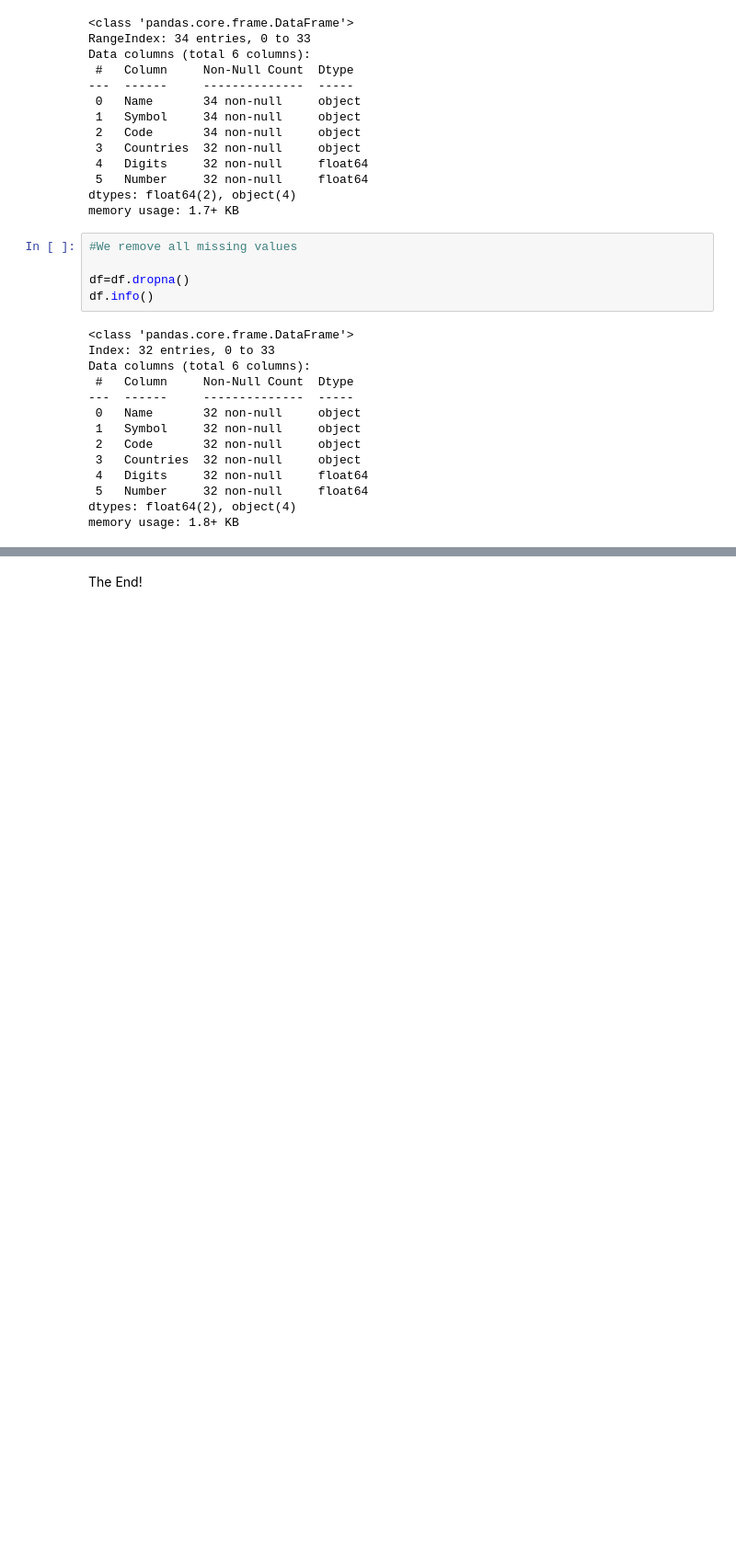
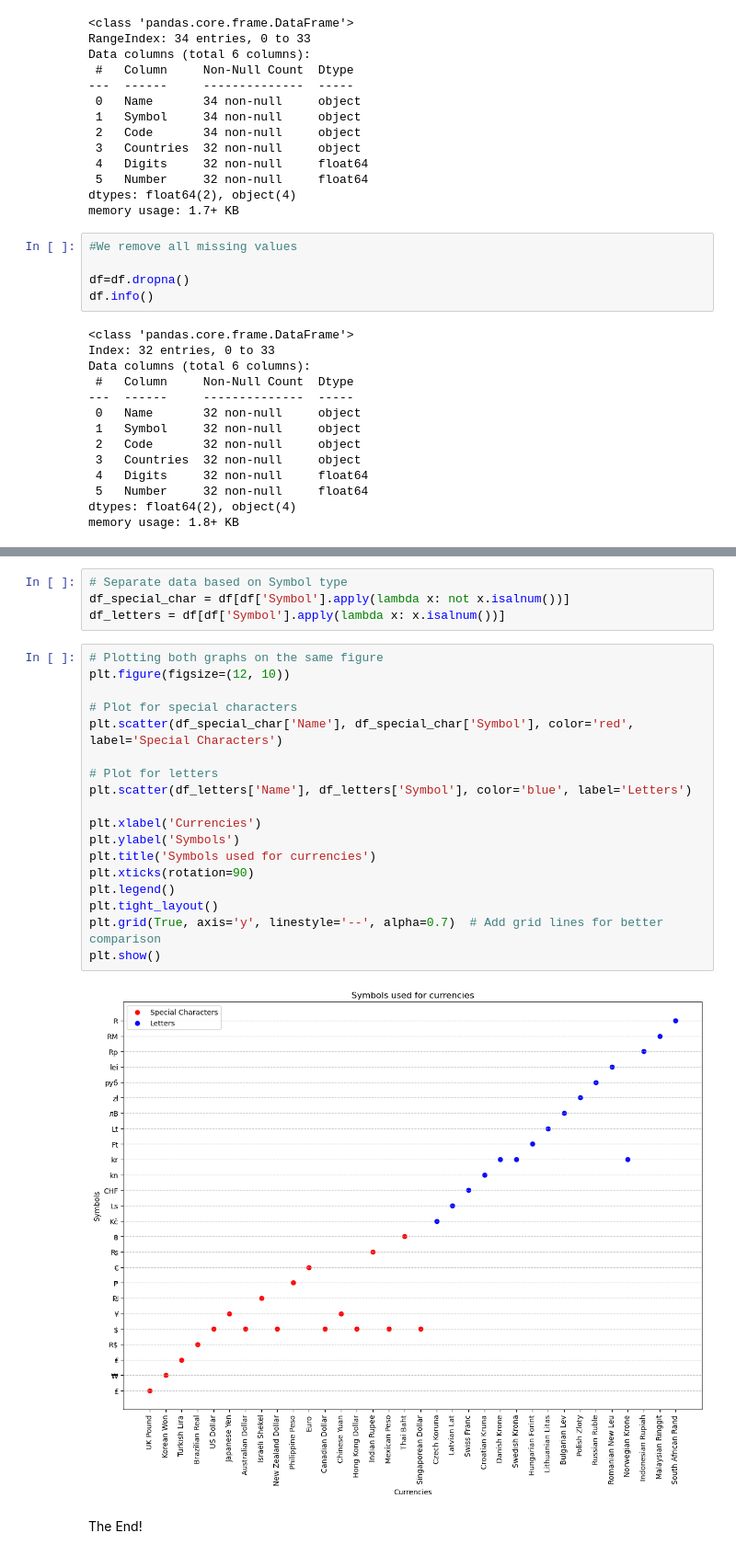
Before and after one commit to AldaJiji/My-first-project, a Jupyter notebook: My_First_Project.ipynb, the cells around one changed output, grey strips where cells are left out. Shown at 92% size. Drawn from its saved outputs; the diff is of its cells as text; blank space fills up the shorter version.

```diff
--- a/My_First_Project.ipynb
+++ b/My_First_Project.ipynb
@@ -120,2 +173,26 @@ plt.legend(title=None,loc='upper right',fontsize='medium');
+# %%
+# Separate data based on Symbol type
+df_special_char = df[df['Symbol'].apply(lambda x: not x.isalnum())]
+df_letters = df[df['Symbol'].apply(lambda x: x.isalnum())]
+# %%
+# Plotting both graphs on the same figure
+plt.figure(figsize=(12, 10))
+
+# Plot for special characters
+plt.scatter(df_special_char['Name'], df_special_char['Symbol'], color='red', label='Special Characters')
+
+# Plot for letters
+plt.scatter(df_letters['Name'], df_letters['Symbol'], color='blue', label='Letters')
+
+plt.xlabel('Currencies')
+plt.ylabel('Symbols')
+plt.title('Symbols used for currencies')
+plt.xticks(rotation=90)
+plt.legend()
+plt.tight_layout()
+plt.grid(True, axis='y', linestyle='--', alpha=0.7)  # Add grid lines for better comparison
+plt.show()
+# %% [output]
+[figure, added]
 # %% [markdown]
 The End!
```
Also changed, not shown: parts of 14 cells of this notebook.
